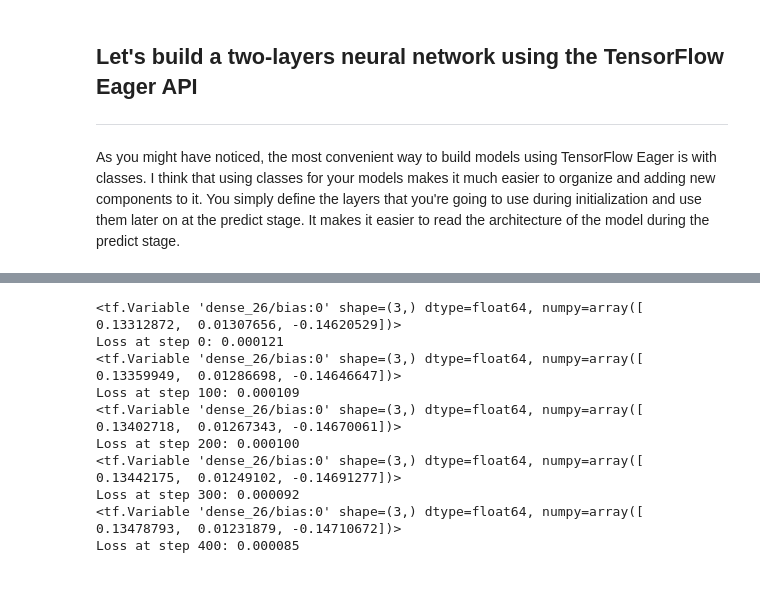
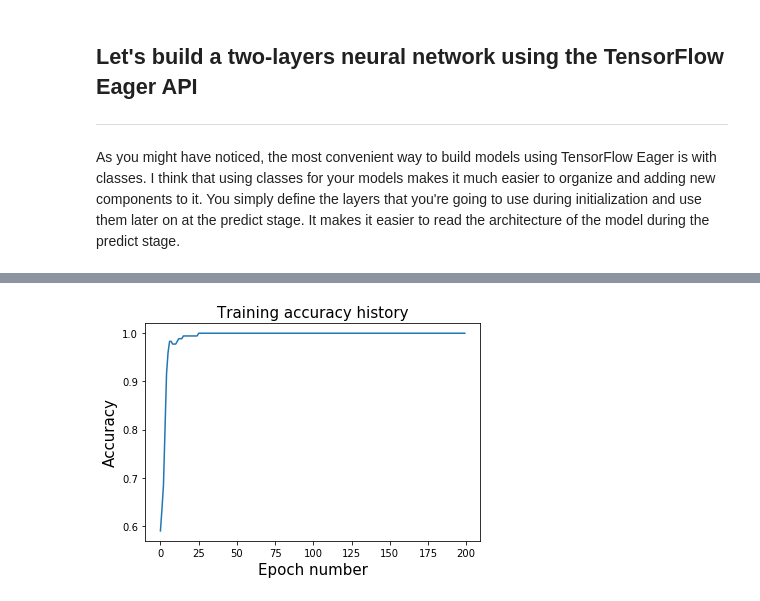
Before and after one commit to madalinabuzau/tensorflow-eager-tutorials, a Jupyter notebook: 02_using_metrics_in_eager_mode.ipynb, the cells around one changed output, grey strips where cells are left out. Cells and saved outputs as stored; diff of their text form; code cells hidden in the pictures.

Commit message:
Finished accuracy metric and updated first tutorial and readme

```diff
--- a/02_using_metrics_in_eager_mode.ipynb
+++ b/02_using_metrics_in_eager_mode.ipynb
@@ -109,13 +109,12 @@ As you might have noticed, the most convenient way to build models using TensorF
 # %%
 class two_layer_nn(tfe.Network):
     def __init__(self, num_classes=3):
-        super(two_layer_nn, self).__init__()
         # First hidden layer
-        self.dense_1 = self.track_layer(tf.layers.Dense(20, activation=tf.nn.relu))
+        self.dense_1 = tf.layers.Dense(20, activation=tf.nn.relu)
         # Second hidden layer
-        self.dense_2 = self.track_layer(tf.layers.Dense(10, activation=tf.nn.relu))
+        self.dense_2 = tf.layers.Dense(10, activation=tf.nn.relu)
         # Output layer. Unscaled log probabilities
-        self.dense_out = self.track_layer(tf.layers.Dense(num_classes, activation=None))
+        self.dense_out = tf.layers.Dense(num_classes, activation=None)
 
     def predict(self, X):
         layer_1 = self.dense_1(X)
@@ -145,2 +141,0 @@ grads_fn = tfe.implicit_gradients(loss_fn)
-# %%
-accuracy = tfe.metrics.Accuracy('accuracy')
@@ -155,24 +147,29 @@ accuracy.result()
 # Create input features and targets dataset. Transfer data from numpy to tensors.
 X = tf.constant(wine_data.data)
 y = tf.constant(wine_data.target)
-# %%
-# Specify number of epochs
-num_epochs = 400
-
-for i in range(num_epochs+1):
-    # One step of gradient descent
-    optimizer.apply_gradients(grads_fn(model, X, y))
-    # Compute the loss
-    if i%100==0:
-        print('Loss at step %d: %f' %(i, loss_fn(model, X, y).numpy()))
-# %% [output]
-<tf.Variable 'dense_26/bias:0' shape=(3,) dtype=float64, numpy=array([ 0.13312872,  0.01307656, -0.14620529])>
-Loss at step 0: 0.000121
-<tf.Variable 'dense_26/bias:0' shape=(3,) dtype=float64, numpy=array([ 0.13359949,  0.01286698, -0.14646647])>
-Loss at step 100: 0.000109
-<tf.Variable 'dense_26/bias:0' shape=(3,) dtype=float64, numpy=array([ 0.13402718,  0.01267343, -0.14670061])>
-Loss at step 200: 0.000100
-<tf.Variable 'dense_26/bias:0' shape=(3,) dtype=float64, numpy=array([ 0.13442175,  0.01249102, -0.14691277])>
-Loss at step 300: 0.000092
-<tf.Variable 'dense_26/bias:0' shape=(3,) dtype=float64, numpy=array([ 0.13478793,  0.01231879, -0.14710672])>
-Loss at step 400: 0.000085
+# %%
+# Specify number of epochs
+num_epochs = 200
+
+# Create empty list to store the accuracy of each epoch
+hist_accuracy = []
+
+for i in range(num_epochs):
+    # One step of gradient descent
+    optimizer.apply_gradients(grads_fn(model, X, y))
+    # Predict targets after taking a step of gradient descent
+    logits = model.predict(X)
+    preds = tf.argmax(logits, axis=1)
+    # Compute the accuracy
+    accuracy(preds, y)
+    # Get the actual result and add it to our list
+    hist_accuracy.append(accuracy.result())
+    # Reset accuracy value (we don't want to track the running mean accuracy)
+    accuracy.init_variables()
+# %%
+plt.plot(range(num_epochs), hist_accuracy);
+plt.xlabel('Epoch number', fontsize=15);
+plt.ylabel('Accuracy', fontsize=15);
+plt.title('Training accuracy history', fontsize=15);
+# %% [output]
+[figure, added]
```
Also changed, not shown: parts of 6 cells of this notebook, 1 other file.
